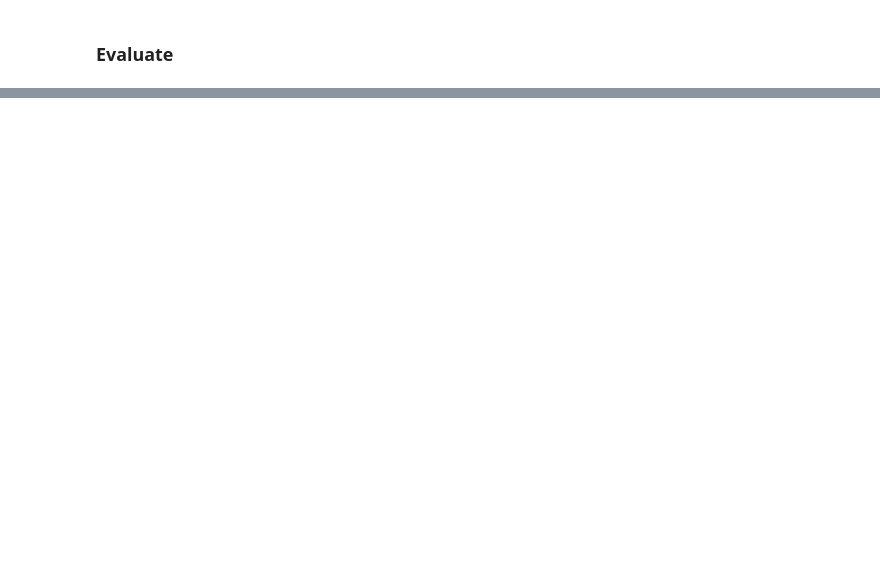
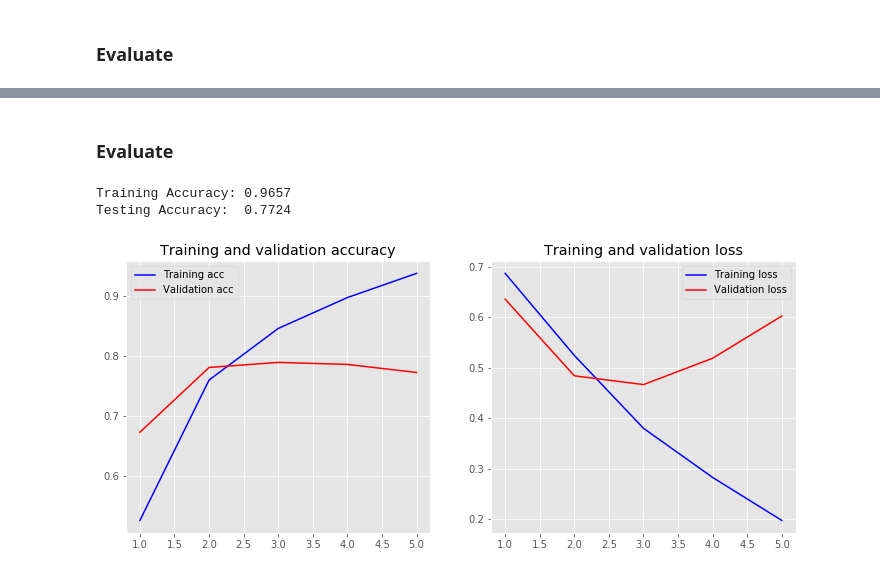
Before and after one commit to Unipisa/HLT, a Jupyter notebook: MLP.ipynb, the cells around one changed output, grey strips where cells are left out. Drawn from its saved outputs; the diff is of its cells as text; code cells hidden in the pictures; blank space fills up the shorter version.

```diff
--- a/MLP.ipynb
+++ b/MLP.ipynb
@@ -391,0 +411,7 @@ plot_history(history)
+# %%
+model = Sequential()
+model.add(Embedding(word_embeddings.shape[0],
+                    word_embeddings.shape[1],
+                    weights=[word_embeddings],
+                    input_length=maxlen,
+                    trainable=True))
@@ -391,0 +424,10 @@ plot_history(history)
+# %%
+from keras.layers import MaxPooling1D
+
+model.add(MaxPooling1D(pool_size=2, strides=1))
+model.add(Flatten())
+model.add(Dense(10, activation='relu'))   # first layer
+model.add(Dense(1, activation='sigmoid')) # second layer
+model.compile(optimizer='adam',
+              loss='binary_crossentropy',
+              metrics=['accuracy'])
@@ -391,0 +442,5 @@ plot_history(history)
+# %%
+history = model.fit(x_train, y_train,
+                    epochs=5,
+                    validation_data=(x_test, y_test),
+                    batch_size=10)
@@ -391,0 +459,12 @@ plot_history(history)
+# %% [markdown]
+### Evaluate
+# %%
+loss, accuracy = model.evaluate(x_train, y_train, verbose=False)
+print("Training Accuracy: {:.4f}".format(accuracy))
+loss, accuracy = model.evaluate(x_test, y_test, verbose=False)
+print("Testing Accuracy:  {:.4f}".format(accuracy))
+plot_history(history)
+# %% [output]
+Training Accuracy: 0.9657
+Testing Accuracy:  0.7724
+[figure, added]
```
Also changed, not shown: parts of 51 cells of this notebook.
